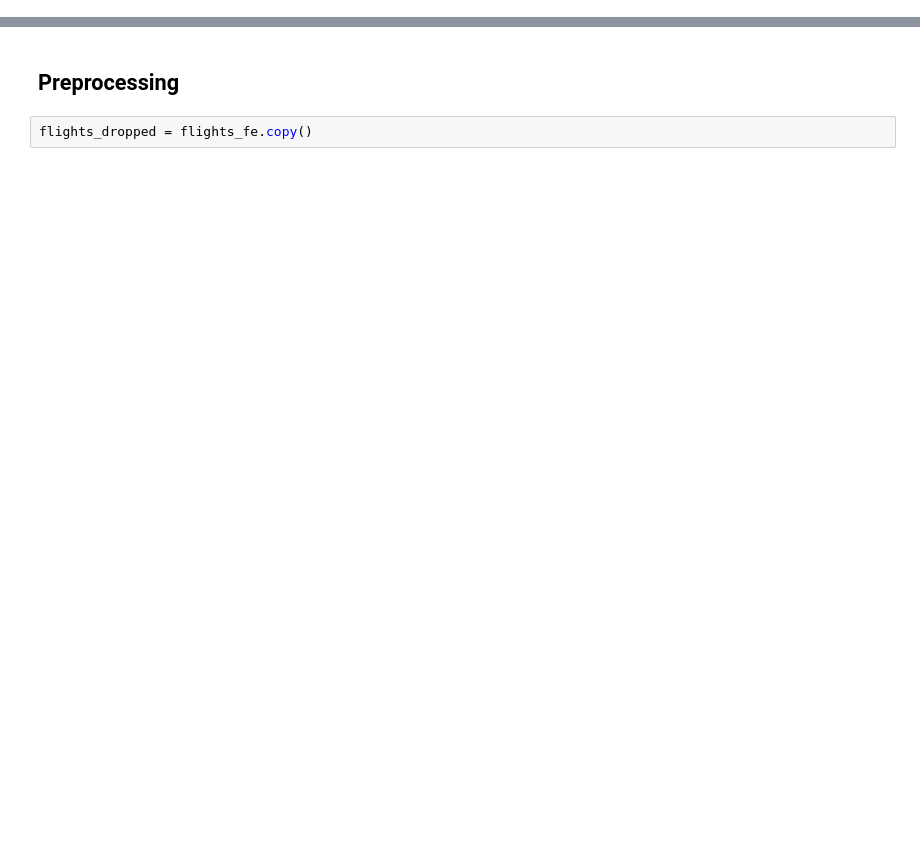
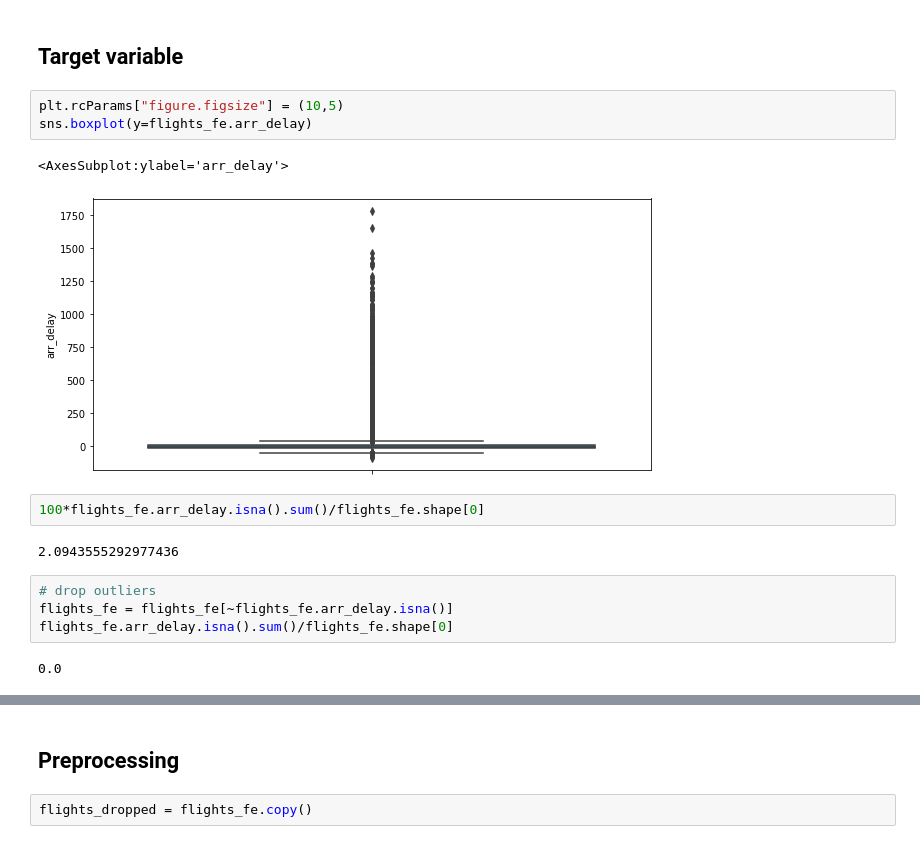
Before and after one commit to vamsidhar-reddy-rajula/Flight-delays, a Jupyter notebook: notebooks/6_modelling.ipynb, the cells around one changed output, grey strips where cells are left out. Saved outputs shown, nothing was run; the diff lists cells and outputs as text; blank space fills up the shorter version.

```diff
--- a/notebooks/6_modelling.ipynb
+++ b/notebooks/6_modelling.ipynb
@@ -20,0 +52,18 @@ flights_fe.head()
+# %% [markdown]
+## Target variable
+# %%
+plt.rcParams["figure.figsize"] = (10,5)
+sns.boxplot(y=flights_fe.arr_delay)
+# %% [output]
+<AxesSubplot:ylabel='arr_delay'>
+[figure, added]
+# %%
+100*flights_fe.arr_delay.isna().sum()/flights_fe.shape[0]
+# %% [output]
+2.0943555292977436
+# %%
+# drop outliers
+flights_fe = flights_fe[~flights_fe.arr_delay.isna()]
+flights_fe.arr_delay.isna().sum()/flights_fe.shape[0]
+# %% [output]
+0.0
```
Also changed, not shown: parts of 85 cells of this notebook, 6 other files.
